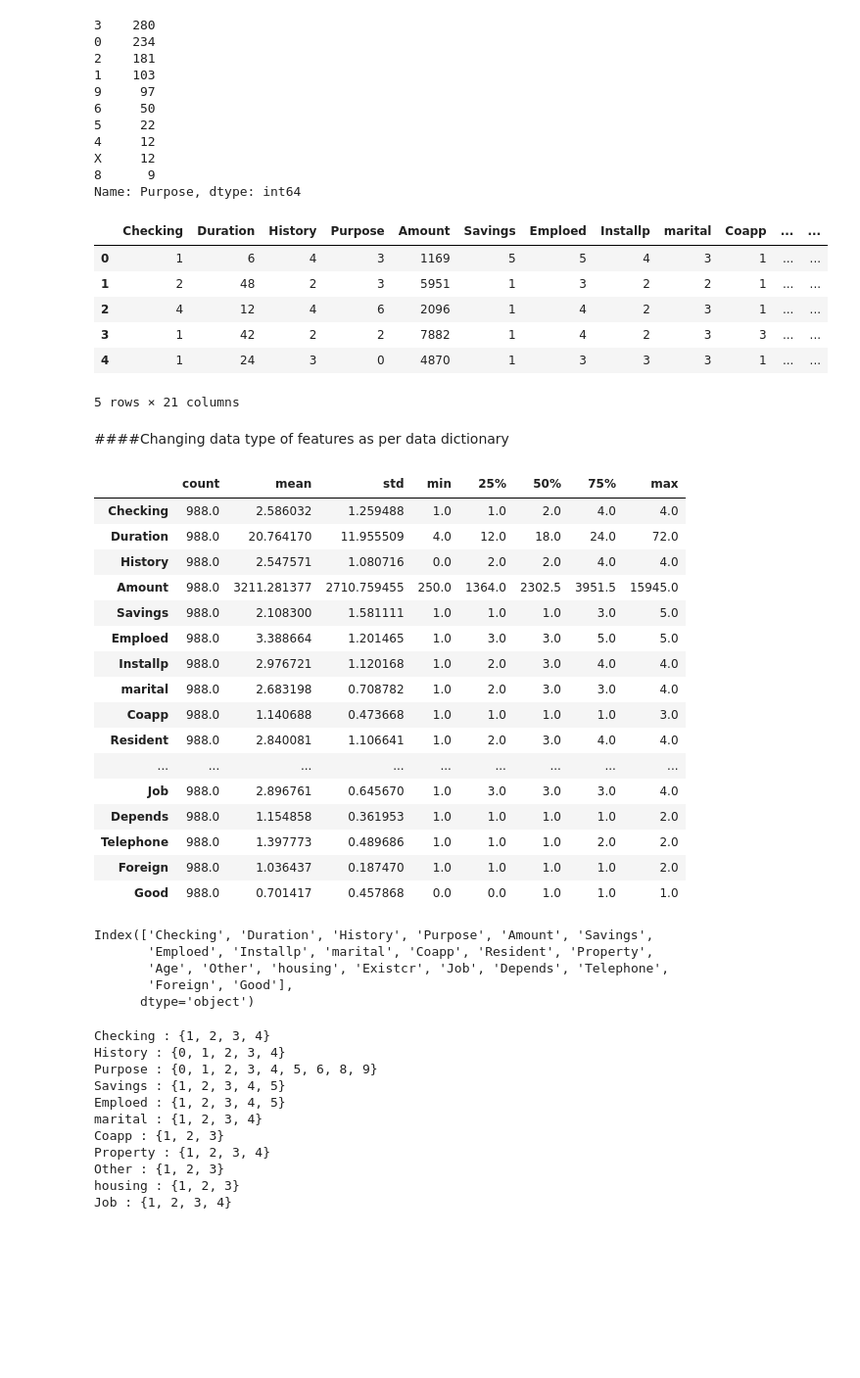
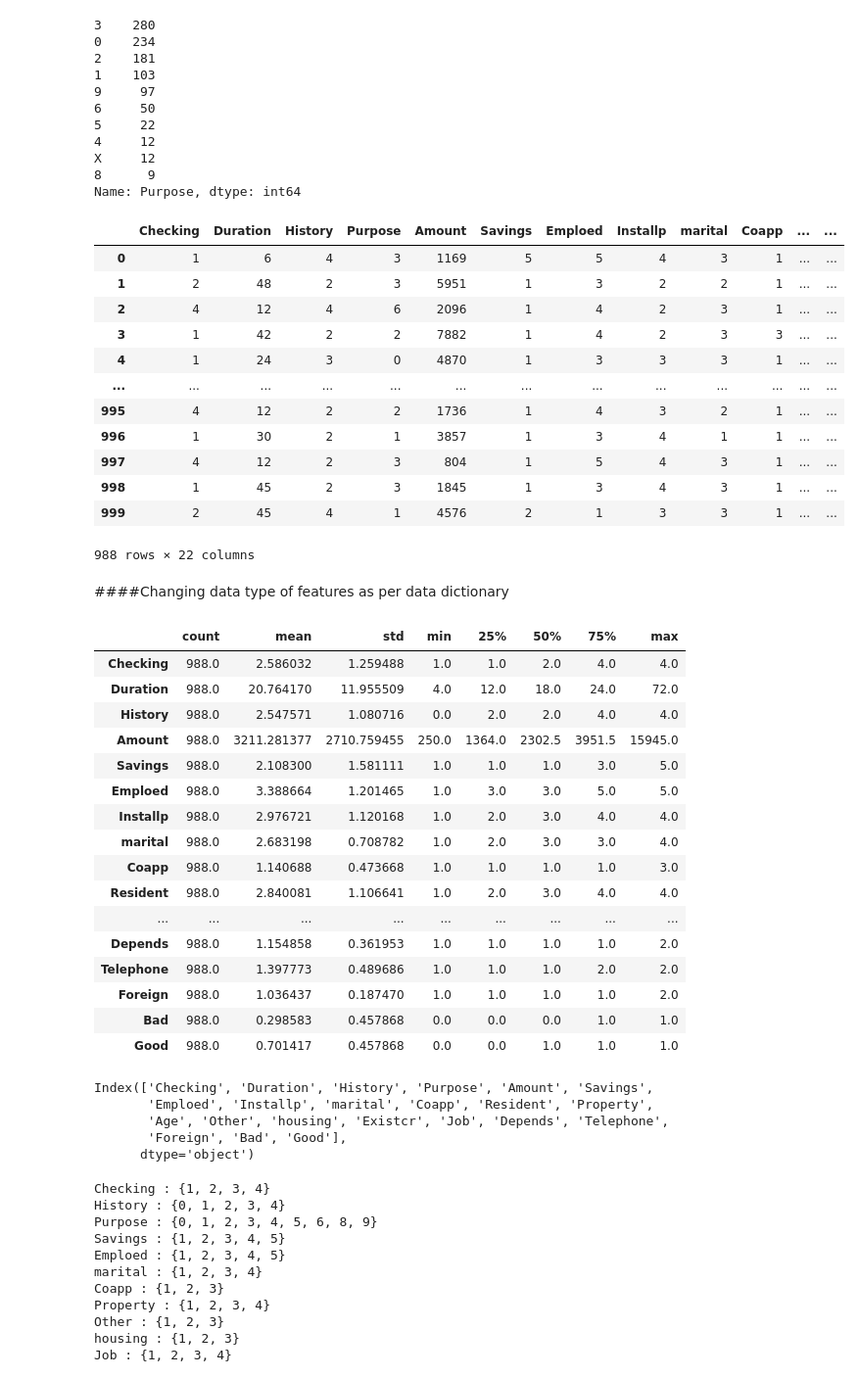
Before and after one commit to Spartz1/Data-science-analysis, a Jupyter notebook: MAT012_21076481.ipynb, the cells around one changed output. Shown: that part at 98% size. Saved outputs shown, nothing was run; the diff lists cells and outputs as text; code cells hidden in the pictures; blank space fills up the shorter version.

```diff
--- a/MAT012_21076481.ipynb
+++ b/MAT012_21076481.ipynb
@@ -67,17 +56,22 @@ X     12
 8      9
 Name: Purpose, dtype: int64
 # %%
-creditDf1 = creditDf[creditDf.Purpose != 'X']
-creditDf1 = creditDf1.drop('Bad', axis = 1)
-creditDf1.head()
+creditDf1 = creditDf.drop(creditDf[creditDf.Purpose == 'X'].index)
+creditDf1
 # %% [output]
 |  | Checking | Duration | History | Purpose | Amount | Savings | Emploed | Installp | marital | Coapp | ... | ... |
 | 0 | 1 | 6 | 4 | 3 | 1169 | 5 | 5 | 4 | 3 | 1 | ... | ... |
 | 1 | 2 | 48 | 2 | 3 | 5951 | 1 | 3 | 2 | 2 | 1 | ... | ... |
 | 2 | 4 | 12 | 4 | 6 | 2096 | 1 | 4 | 2 | 3 | 1 | ... | ... |
 | 3 | 1 | 42 | 2 | 2 | 7882 | 1 | 4 | 2 | 3 | 3 | ... | ... |
 | 4 | 1 | 24 | 3 | 0 | 4870 | 1 | 3 | 3 | 3 | 1 | ... | ... |
+| ... | ... | ... | ... | ... | ... | ... | ... | ... | ... | ... | ... | ... |
+| 995 | 4 | 12 | 2 | 2 | 1736 | 1 | 4 | 3 | 2 | 1 | ... | ... |
+| 996 | 1 | 30 | 2 | 1 | 3857 | 1 | 3 | 4 | 1 | 1 | ... | ... |
+| 997 | 4 | 12 | 2 | 3 | 804 | 1 | 5 | 4 | 3 | 1 | ... | ... |
+| 998 | 1 | 45 | 2 | 3 | 1845 | 1 | 3 | 4 | 3 | 1 | ... | ... |
+| 999 | 2 | 45 | 4 | 1 | 4576 | 2 | 1 | 3 | 3 | 1 | ... | ... |
-5 rows × 21 columns
+988 rows × 22 columns
 # %% [markdown]
 ####Changing data type of features as per data dictionary
 # %%
@@ -95,10 +89,10 @@ creditDf1.describe().T
 | Coapp | 988.0 | 1.140688 | 0.473668 | 1.0 | 1.0 | 1.0 | 1.0 | 3.0 |
 | Resident | 988.0 | 2.840081 | 1.106641 | 1.0 | 2.0 | 3.0 | 4.0 | 4.0 |
 | ... | ... | ... | ... | ... | ... | ... | ... | ... |
-| Job | 988.0 | 2.896761 | 0.645670 | 1.0 | 3.0 | 3.0 | 3.0 | 4.0 |
 | Depends | 988.0 | 1.154858 | 0.361953 | 1.0 | 1.0 | 1.0 | 1.0 | 2.0 |
 | Telephone | 988.0 | 1.397773 | 0.489686 | 1.0 | 1.0 | 1.0 | 2.0 | 2.0 |
 | Foreign | 988.0 | 1.036437 | 0.187470 | 1.0 | 1.0 | 1.0 | 1.0 | 2.0 |
+| Bad | 988.0 | 0.298583 | 0.457868 | 0.0 | 0.0 | 0.0 | 1.0 | 1.0 |
 | Good | 988.0 | 0.701417 | 0.457868 | 0.0 | 0.0 | 1.0 | 1.0 | 1.0 |
 # %%
 creditDf1.columns
@@ -106,7 +100,7 @@ creditDf1.columns
 Index(['Checking', 'Duration', 'History', 'Purpose', 'Amount', 'Savings',
        'Emploed', 'Installp', 'marital', 'Coapp', 'Resident', 'Property',
        'Age', 'Other', 'housing', 'Existcr', 'Job', 'Depends', 'Telephone',
-       'Foreign', 'Good'],
+       'Foreign', 'Bad', 'Good'],
       dtype='object')
 # %%
 cat_columns = ['Checking', 'History', 'Purpose', 'Savings', 'Emploed', 'marital', 'Coapp', 'Property',
```
Also changed, not shown: parts of 35 cells of this notebook.
